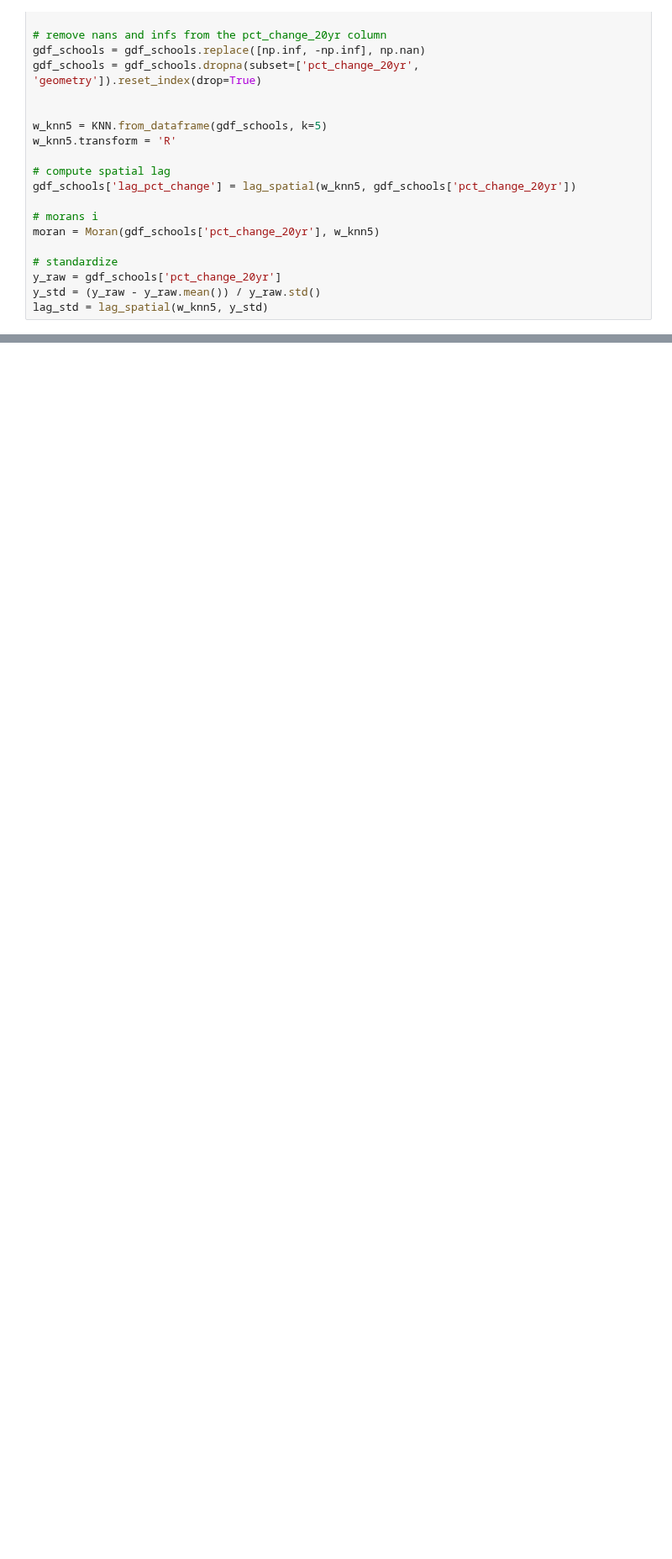
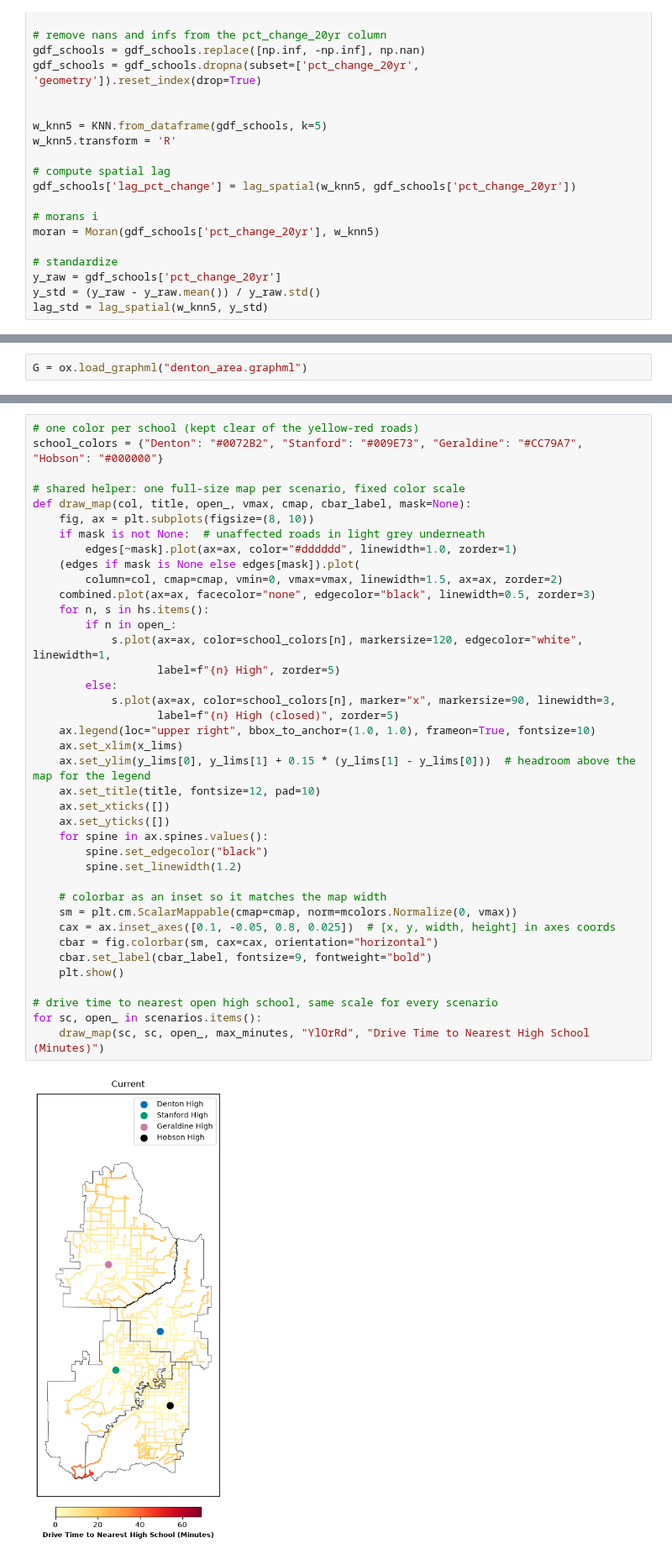
Before and after one commit to benolivr/502_project2, a Jupyter notebook: project2-ben_oliver-chris_jenemann.ipynb, the cells around one changed output, grey strips where cells are left out. Shown at 84% size. Cells and saved outputs as stored; diff of their text form; blank space fills up the shorter version.

```diff
--- a/project2-ben_oliver-chris_jenemann.ipynb
+++ b/project2-ben_oliver-chris_jenemann.ipynb
@@ -128,0 +353,2 @@ plt.show()
+# %%
+G = ox.load_graphml("denton_area.graphml")
@@ -128,0 +383,41 @@ plt.show()
+# %%
+# one color per school (kept clear of the yellow-red roads)
+school_colors = {"Denton": "#0072B2", "Stanford": "#009E73", "Geraldine": "#CC79A7", "Hobson": "#000000"}
+
+# shared helper: one full-size map per scenario, fixed color scale
+def draw_map(col, title, open_, vmax, cmap, cbar_label, mask=None):
+    fig, ax = plt.subplots(figsize=(8, 10))
+    if mask is not None:  # unaffected roads in light grey underneath
+        edges[~mask].plot(ax=ax, color="#dddddd", linewidth=1.0, zorder=1)
+    (edges if mask is None else edges[mask]).plot(
+        column=col, cmap=cmap, vmin=0, vmax=vmax, linewidth=1.5, ax=ax, zorder=2)
+    combined.plot(ax=ax, facecolor="none", edgecolor="black", linewidth=0.5, zorder=3)
+    for n, s in hs.items():
+        if n in open_:
+            s.plot(ax=ax, color=school_colors[n], markersize=120, edgecolor="white", linewidth=1,
+                   label=f"{n} High", zorder=5)
+        else:
+            s.plot(ax=ax, color=school_colors[n], marker="x", markersize=90, linewidth=3,
+                   label=f"{n} High (closed)", zorder=5)
+    ax.legend(loc="upper right", bbox_to_anchor=(1.0, 1.0), frameon=True, fontsize=10)
+    ax.set_xlim(x_lims)
+    ax.set_ylim(y_lims[0], y_lims[1] + 0.15 * (y_lims[1] - y_lims[0]))  # headroom above the map for the legend
+    ax.set_title(title, fontsize=12, pad=10)
+    ax.set_xticks([])
+    ax.set_yticks([])
+    for spine in ax.spines.values():
+        spine.set_edgecolor("black")
+        spine.set_linewidth(1.2)
+
+    # colorbar as an inset so it matches the map width
+    sm = plt.cm.ScalarMappable(cmap=cmap, norm=mcolors.Normalize(0, vmax))
+    cax = ax.inset_axes([0.1, -0.05, 0.8, 0.025])  # [x, y, width, height] in axes coords
+    cbar = fig.colorbar(sm, cax=cax, orientation="horizontal")
+    cbar.set_label(cbar_label, fontsize=9, fontweight="bold")
+    plt.show()
+
+# drive time to nearest open high school, same scale for every scenario
+for sc, open_ in scenarios.items():
+    draw_map(sc, sc, open_, max_minutes, "YlOrRd", "Drive Time to Nearest High School (Minutes)")
+# %% [output]
+[figure, added]
```
Also changed, not shown: parts of 12 cells of this notebook, 38 other files.
